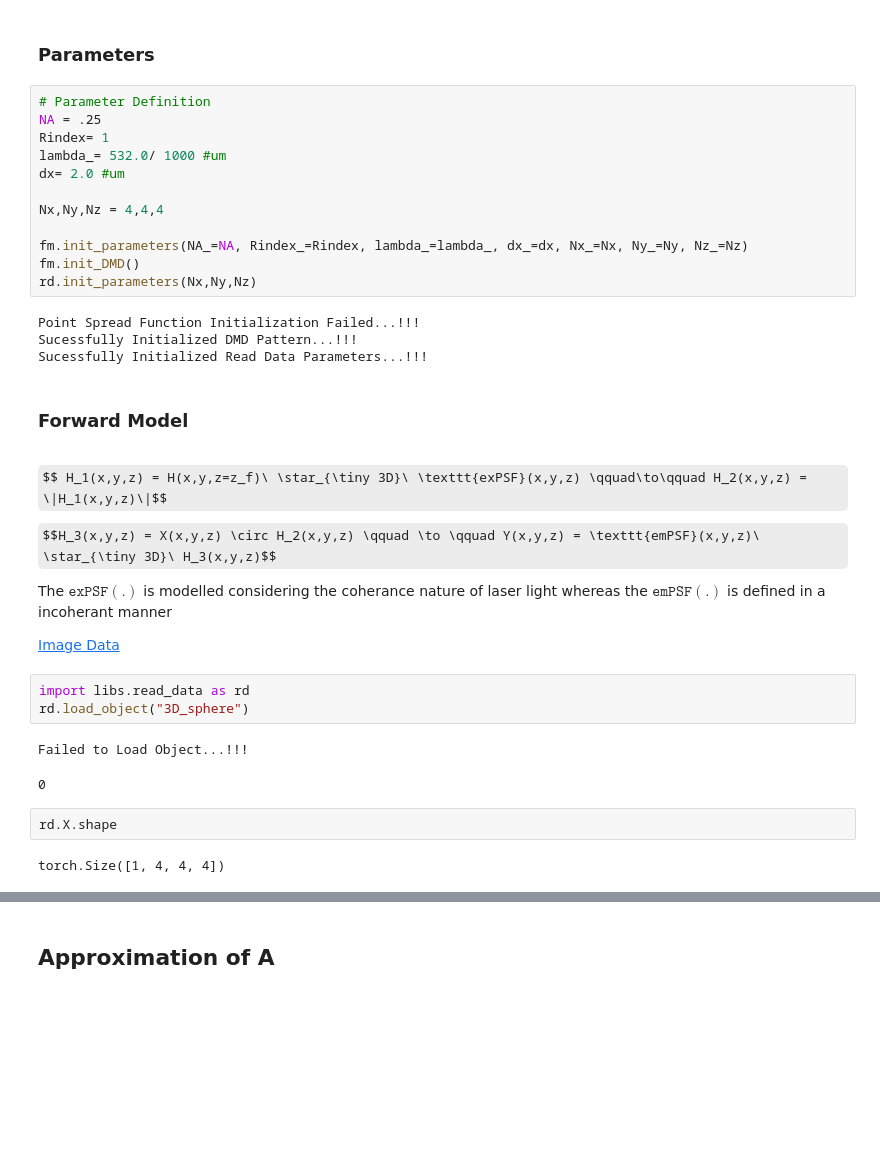
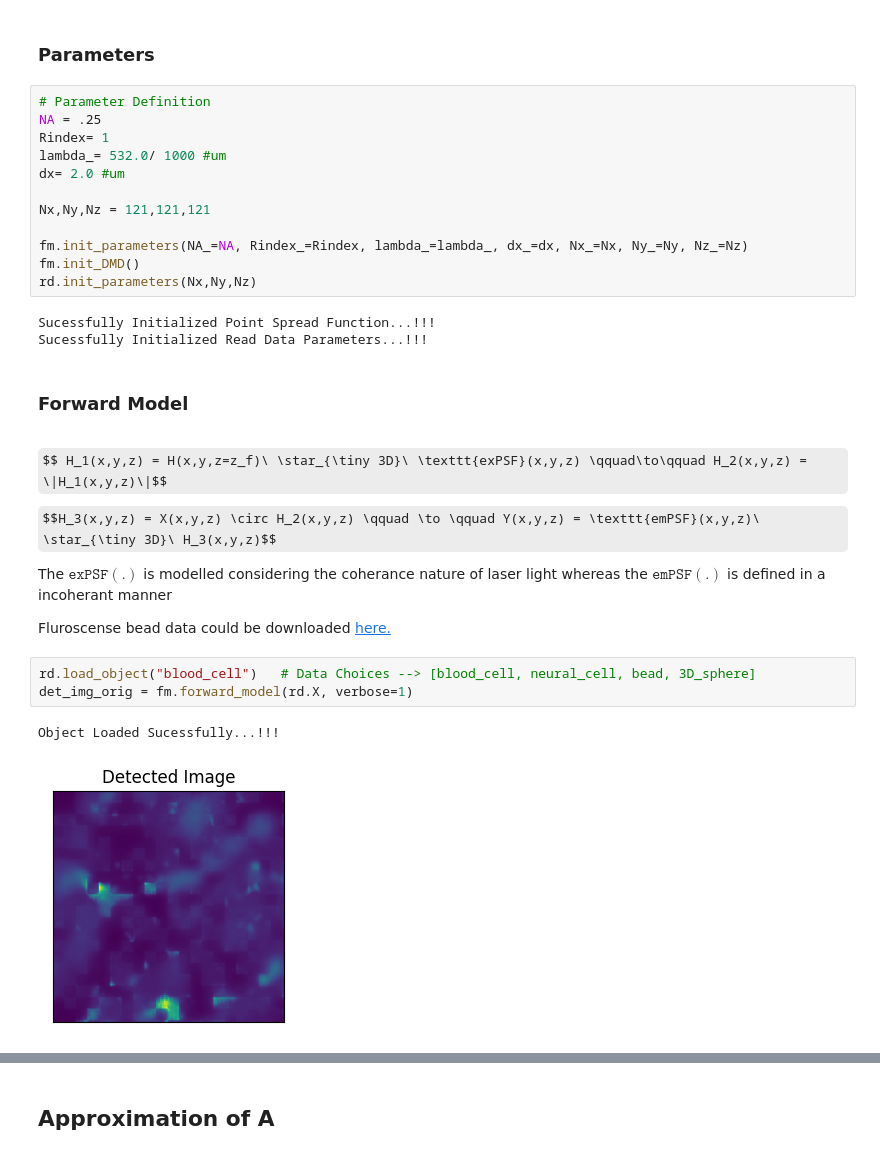
Before and after one commit to sanjith1999/FRIS, a Jupyter notebook: forward_model/forward_model.ipynb, the cells around one changed output, grey strips where cells are left out. Cells and saved outputs as stored; diff of their text form; some formulas as TeX source; blank space fills up the shorter version.

```diff
--- a/forward_model/forward_model.ipynb
+++ b/forward_model/forward_model.ipynb
@@ -24,14 +19,13 @@ Rindex= 1
 lambda_= 532.0/ 1000 #um
 dx= 2.0 #um
 
-Nx,Ny,Nz = 4,4,4
+Nx,Ny,Nz = 121,121,121
 
 fm.init_parameters(NA_=NA, Rindex_=Rindex, lambda_=lambda_, dx_=dx, Nx_=Nx, Ny_=Ny, Nz_=Nz)
 fm.init_DMD()
 rd.init_parameters(Nx,Ny,Nz)
 # %% [output]
-Point Spread Function Initialization Failed...!!!
-Sucessfully Initialized DMD Pattern...!!!
+Sucessfully Initialized Point Spread Function...!!!
 Sucessfully Initialized Read Data Parameters...!!!
 # %% [markdown]
 ### Forward Model
@@ -44,14 +38,10 @@ $$H_3(x,y,z) = X(x,y,z) \circ H_2(x,y,z) \qquad \to \qquad Y(x,y,z) = \texttt{em
 
 The $\texttt{exPSF}(.)$ is modelled considering the coherance nature of laser light whereas the $\texttt{emPSF}(.)$ is defined in a incoherant manner<br>
 
-[Image Data](https://bigwww.epfl.ch/deconvolution/bead/)
+Fluroscense bead data could be downloaded [here.](https://bigwww.epfl.ch/deconvolution/bead/)
-# %%
-import libs.read_data as rd
-rd.load_object("3D_sphere")
-# %% [output]
-Failed to Load Object...!!!
-0
-# %%
-rd.X.shape
-# %% [output]
-torch.Size([1, 4, 4, 4])
+# %%
+rd.load_object("blood_cell")   # Data Choices --> [blood_cell, neural_cell, bead, 3D_sphere]
+det_img_orig = fm.forward_model(rd.X, verbose=1)
+# %% [output]
+Object Loaded Sucessfully...!!!
+[figure, added]
```
Also changed, not shown: parts of 36 cells of this notebook, 3 other files.
